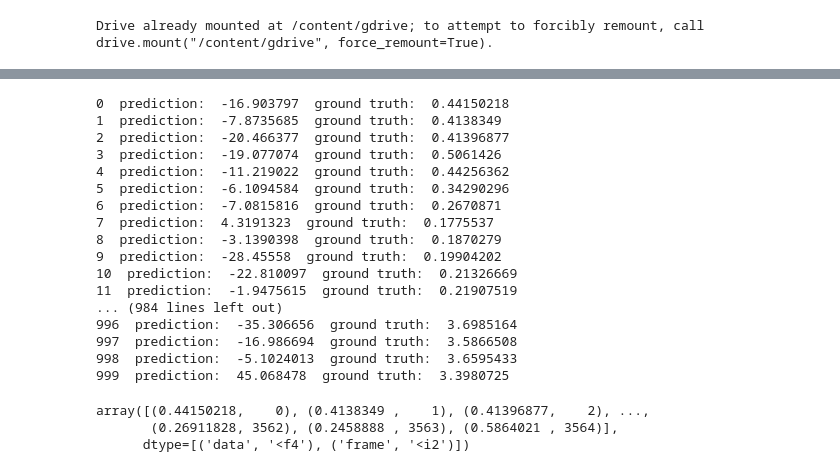
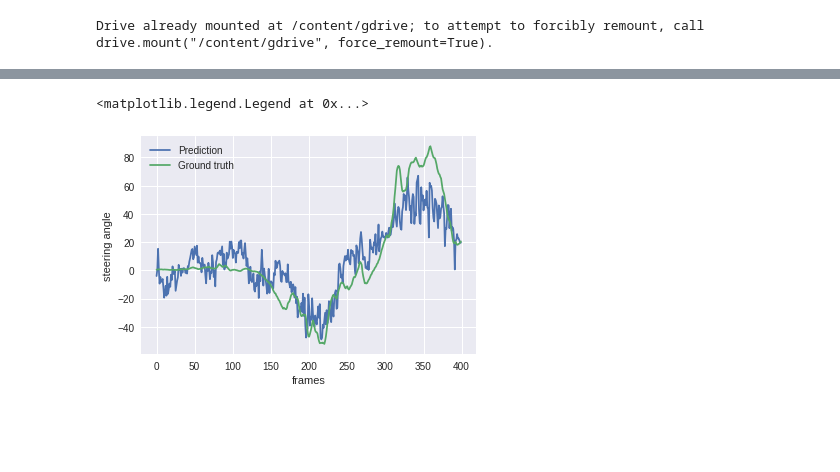
Before and after one commit to ffabi/AssettoCorsaSelfDriving, a Jupyter notebook: AssettoCorsaSelfDriving_3_0.ipynb, the cells around one changed output, grey strips where cells are left out. Drawn from its saved outputs; the diff is of its cells as text; code cells hidden in the pictures; blank space fills up the shorter version.

```diff
--- a/AssettoCorsaSelfDriving_3_0.ipynb
+++ b/AssettoCorsaSelfDriving_3_0.ipynb
@@ -352,30 +350,27 @@ Test loss:  0.009966346873518299
 # %%
-dataset = np.load("dataset/serialized/dataset.npy")
+# dataset = np.load("dataset/serialized/dataset.npy")
 
-for i in range(1000):
-    img = np.array(cv2.imread("dataset/resized_frames/frame_" + str(i) + ".png", cv2.IMREAD_COLOR), copy=False, ndmin=4)
-    print(i, " prediction: ", scaler.inverse_transform(model.predict(img))[0][0], " ground truth: ", dataset["data"][i])
+# for i in range(200, 600):
+#     img = np.array(cv2.imread("dataset/resized_frames/frame_" + str(i) + ".png", cv2.IMREAD_COLOR), copy=False, ndmin=4)
+#     print(i, " prediction: ", scaler.inverse_transform(model.predict(img))[0][0], " ground truth: ", dataset["data"][i])
-# %% [output]
-0  prediction:  -16.903797  ground truth:  0.44150218
-1  prediction:  -7.8735685  ground truth:  0.4138349
-2  prediction:  -20.466377  ground truth:  0.41396877
-3  prediction:  -19.077074  ground truth:  0.5061426
-4  prediction:  -11.219022  ground truth:  0.44256362
-5  prediction:  -6.1094584  ground truth:  0.34290296
-6  prediction:  -7.0815816  ground truth:  0.2670871
-7  prediction:  4.3191323  ground truth:  0.1775537
-8  prediction:  -3.1390398  ground truth:  0.1870279
-9  prediction:  -28.45558  ground truth:  0.19904202
-10  prediction:  -22.810097  ground truth:  0.21326669
-11  prediction:  -1.9475615  ground truth:  0.21907519
-... (984 lines left out)
-996  prediction:  -35.306656  ground truth:  3.6985164
-997  prediction:  -16.986694  ground truth:  3.5866508
-998  prediction:  -5.1024013  ground truth:  3.6595433
-999  prediction:  45.068478  ground truth:  3.3980725
-# %%
-dataset
-# %% [output]
-array([(0.44150218,    0), (0.4138349 ,    1), (0.41396877,    2), ...,
-       (0.26911828, 3562), (0.2458888 , 3563), (0.5864021 , 3564)],
-      dtype=[('data', '<f4'), ('frame', '<i2')])
+# %%
+dataset = np.load("dataset/serialized/dataset.npy")
+
+nb_predictions = 400
+start = random.randint(0,len(dataset) - 401)
+
+predictions = []
+
+for i in range(start, start+nb_predictions):
+    img = np.array(cv2.imread("dataset/resized_frames/frame_" + str(i) + ".png", cv2.IMREAD_COLOR), copy=False, ndmin=4)
+    predictions.append(scaler.inverse_transform(model.predict(img))[0][0])
+
+plt.figure()
+plt.xlabel('frames')
+plt.ylabel('steering angle')
+plt.plot(predictions)
+plt.plot(dataset["data"][start:start+nb_predictions])
+plt.legend(['Prediction', 'Ground truth'])
+# %% [output]
+<matplotlib.legend.Legend at 0x...>
+[figure, added]
```
Also changed, not shown: parts of 17 cells of this notebook.
